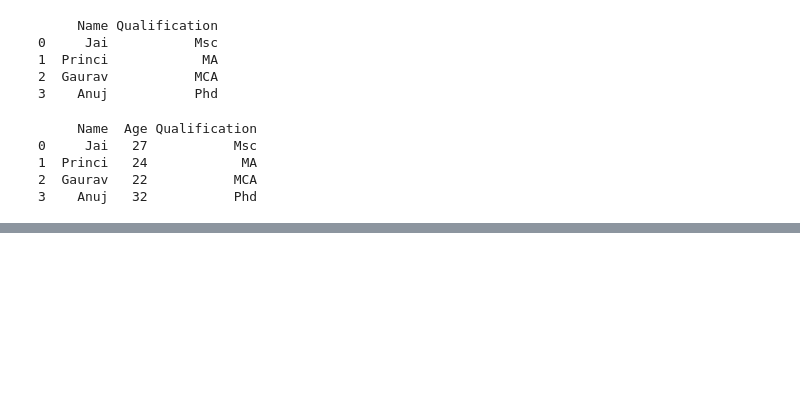
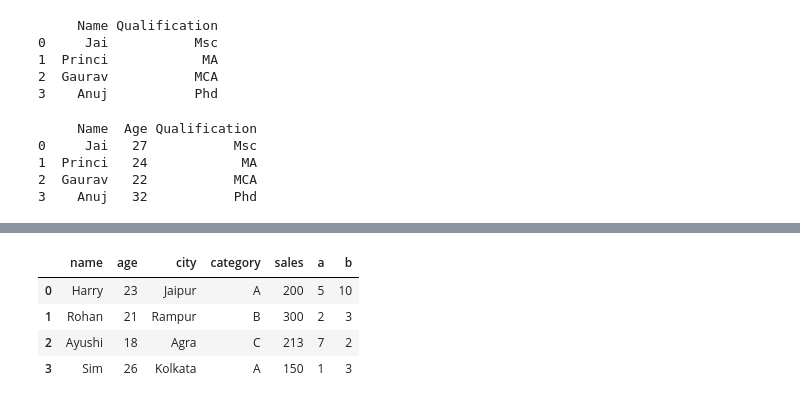
Before and after one commit to simakhter1109/python-journey, a Jupyter notebook: 05-Pandas/Pandas.ipynb, the cells around one changed output, grey strips where cells are left out. Saved outputs shown, nothing was run; the diff lists cells and outputs as text; code cells hidden in the pictures; blank space fills up the shorter version.

```diff
--- a/05-Pandas/Pandas.ipynb
+++ b/05-Pandas/Pandas.ipynb
@@ -915,0 +940,10 @@ print(df2[['Name', 'Age', 'Qualification']])
+# %%
+new1 = {
+    "name" : ['Harry', 'Rohan', 'Ayushi', 'Sim'],
+    "age" : [23, 21, 18, 26],
+    "city" : ['Jaipur', 'Rampur', 'Agra', 'Kolkata'],
+    "category" : ['A', 'B', 'C', 'A',],
+    "sales" : [200, 300, 213, 150],
+    "a" : [5, 2, 7, 1],
+    "b" : [10, 3, 2, 3]
+}
@@ -915,0 +960,10 @@ print(df2[['Name', 'Age', 'Qualification']])
+# %%
+newdf = pd.DataFrame(new1)
+# %%
+newdf
+# %% [output]
+|  | name | age | city | category | sales | a | b |
+| 0 | Harry | 23 | Jaipur | A | 200 | 5 | 10 |
+| 1 | Rohan | 21 | Rampur | B | 300 | 2 | 3 |
+| 2 | Ayushi | 18 | Agra | C | 213 | 7 | 2 |
+| 3 | Sim | 26 | Kolkata | A | 150 | 1 | 3 |
```
Also changed, not shown: parts of 8 cells of this notebook, 2 other files.
